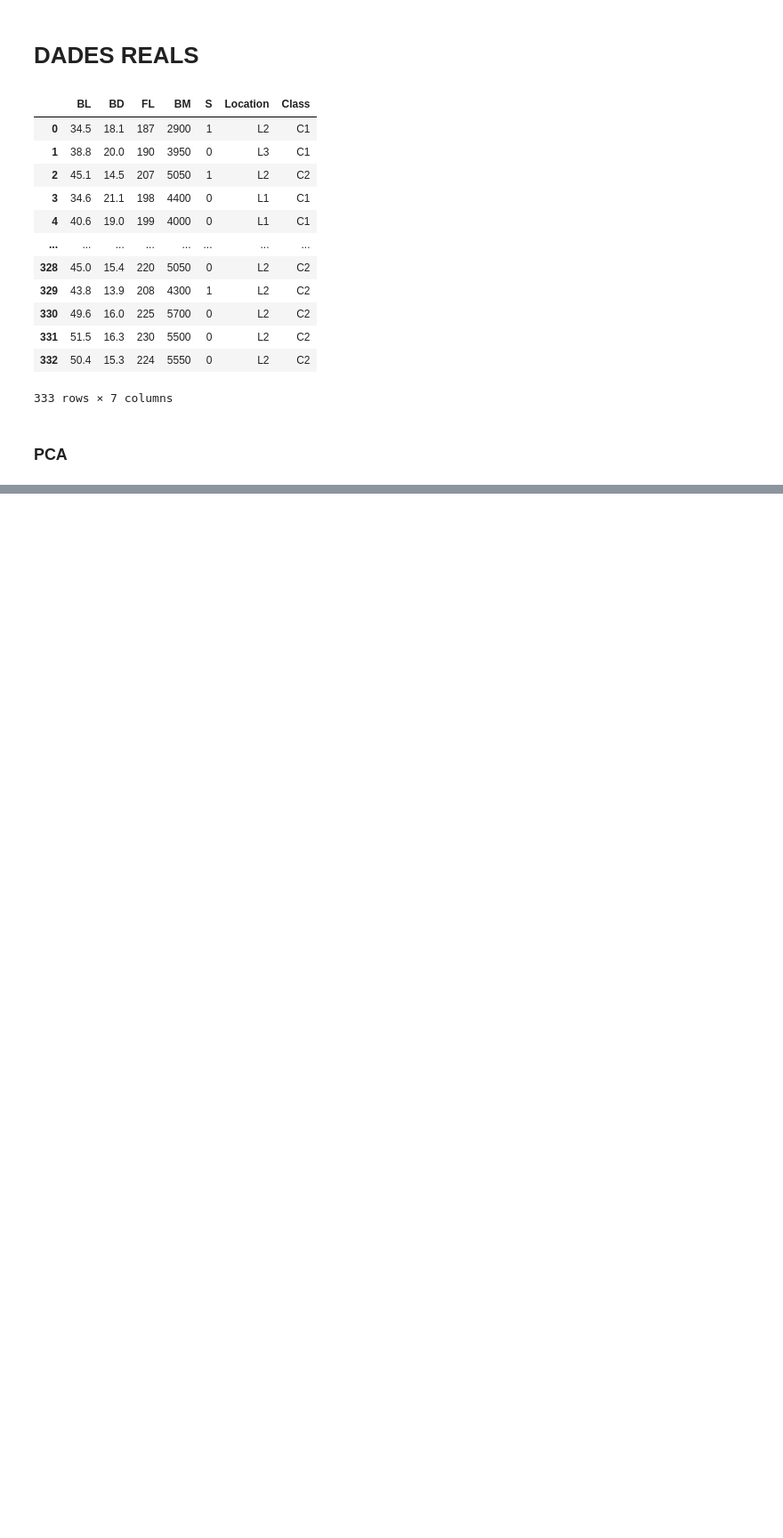
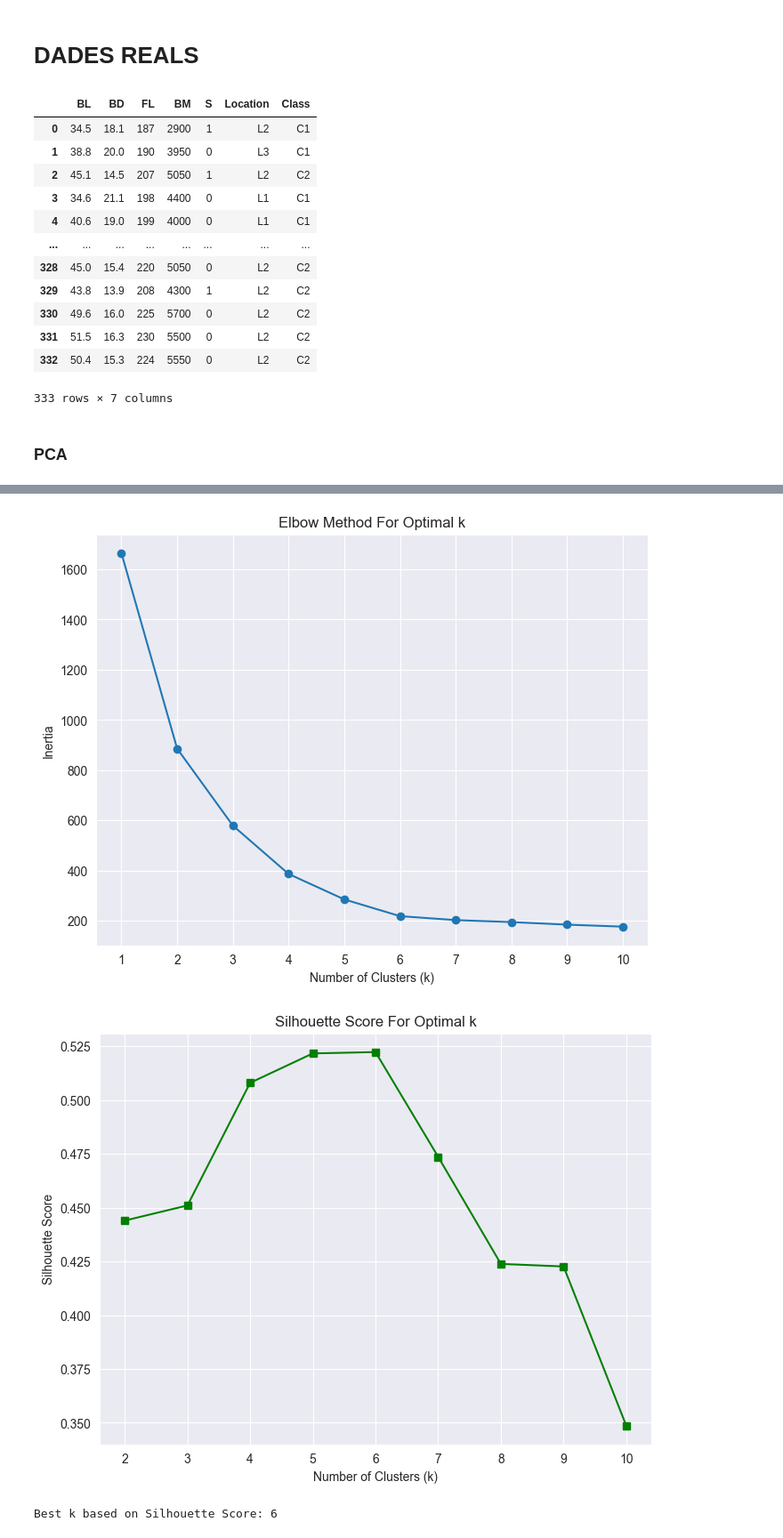
Before and after one commit to Pilouco26/AAMDP1, a Jupyter notebook: p2.ipynb, the cells around one changed output, grey strips where cells are left out. Shown at 89% size. Cells and saved outputs as stored; diff of their text form; code cells hidden in the pictures; blank space fills up the shorter version.

```diff
--- a/p2.ipynb
+++ b/p2.ipynb
@@ -436,0 +417,71 @@ plt.show()
+# %%
+import numpy as np
+import matplotlib.pyplot as plt
+import seaborn as sns
+from sklearn.cluster import KMeans
+from sklearn.metrics import adjusted_rand_score, silhouette_score
+
+# Assuming X, X_pca, and y are already defined
+K = len(np.unique(y))
+
+# Step 1: Elbow and Silhouette Scores
+inertias = []
+silhouette_scores = []
+
+k_values = range(1, K + 5)  # Start from k=1 for Elbow method
+
+# Elbow method (inertia)
+for k in k_values:
+    kmeans = KMeans(n_clusters=k, random_state=0)
+    kmeans.fit(X_real)
+    inertias.append(kmeans.inertia_)
+
+# Silhouette scores (start from k=2)
+silhouette_k_values = range(2, K + 5)
+for k in silhouette_k_values:
+    kmeans = KMeans(n_clusters=k, random_state=0)
+    cluster_labels = kmeans.fit_predict(X_real)
+    score = silhouette_score(X_real, cluster_labels)
+    silhouette_scores.append(score)
+
+# Plot Elbow Method
+plt.figure(figsize=(8, 6))
+plt.plot(k_values, inertias, marker='o')
+plt.xlabel('Number of Clusters (k)')
+plt.ylabel('Inertia')
+plt.title('Elbow Method For Optimal k')
+plt.grid(True)
+plt.xticks(k_values)
+plt.show()
+
+# Plot Silhouette Scores
+plt.figure(figsize=(8, 6))
+plt.plot(silhouette_k_values, silhouette_scores, marker='s', color='green')
+plt.xlabel('Number of Clusters (k)')
+plt.ylabel('Silhouette Score')
+plt.title('Silhouette Score For Optimal k')
+plt.grid(True)
+plt.xticks(silhouette_k_values)
+plt.show()
+
+# Best silhouette score
+best_k = silhouette_k_values[np.argmax(silhouette_scores)]
+print(f'Best k based on Silhouette Score: {best_k}')
+
+# Step 2: Clustering and ARI analysis
+for k in range(2, K + 1):
+    kmeans = KMeans(n_clusters=k, random_state=0)
+    clusters = kmeans.fit_predict(X_real)
+
+    plt.figure(figsize=(8, 6))
+    sns.scatterplot(x=X_pca[:, 0], y=X_pca[:, 1], hue=clusters, palette='tab10')
+    plt.title(f'K-Means Clustering with k={k}')
+    plt.xlabel('PC1')
+    plt.ylabel('PC2')
+    plt.legend(title='Cluster')
+    plt.grid(True)
+    plt.show()
+# %% [output]
+[figure, added]
+[figure, added]
+Best k based on Silhouette Score: 6
```
Also changed, not shown: parts of 10 cells of this notebook.
